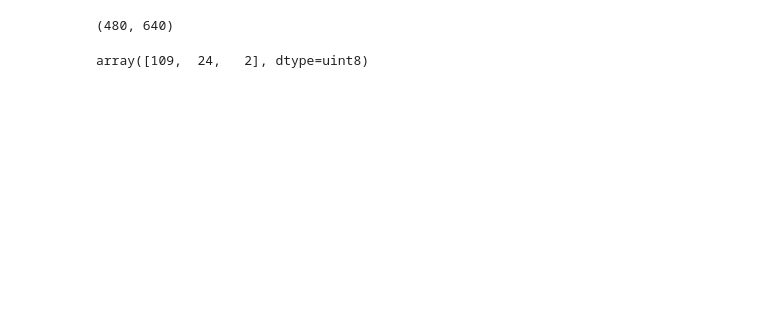
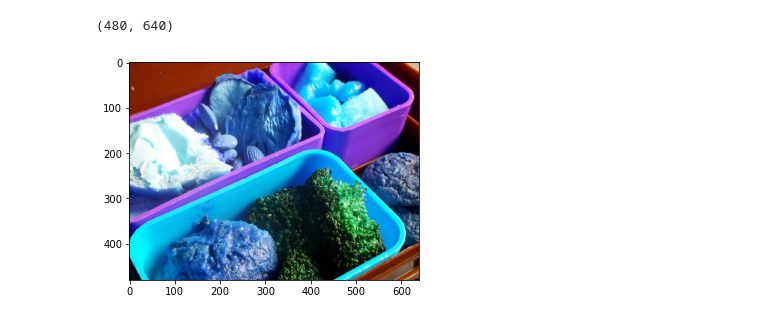
Before and after one commit to ang-jae/Noise-reduction, a Jupyter notebook: add_noise.ipynb, the cells around one changed output. Drawn from its saved outputs; the diff is of its cells as text; code cells hidden in the pictures; blank space fills up the shorter version.

```diff
--- a/add_noise.ipynb
+++ b/add_noise.ipynb
@@ -12,33 +13,34 @@ h, s, v = cv2.split(hsv)
 '''
 cv2.imshow("h", h)
 cv2.imshow("s", s)
 cv2.imshow("v", v)
 cv2.waitKey(0)
 cv2.destroyAllWindows()
 '''
 #add noise to V value
 def add_noise(v, prob):
     output = np.zeros(v.shape, np.uint8)
 
     thres = 1 - prob
     for i in range(len(v)): # 480
         for j in range(len(v[1])): # 640
             rdn = random.random()
             if rdn < prob:
                 output[i][j] = 0
             elif rdn > thres:
                 output[i][j] = 255
             else:
                 output[i][j] = v[i][j]
     print(output.shape)
     return output
 
 output = add_noise(v, 0.05)
 img = cv2.merge([h, s, output])
 img = cv2.cvtColor(img, cv2.COLOR_HSV2BGR)
 
-#cv2.imshow(img)
-src[0][0]
+plt.imshow(src)
+#plt.imshow(img)
+plt.show()
 # %% [output]
 (480, 640)
-array([109,  24,   2], dtype=uint8)
+[figure, added]
```
Also changed, not shown: parts of 2 cells of this notebook.
